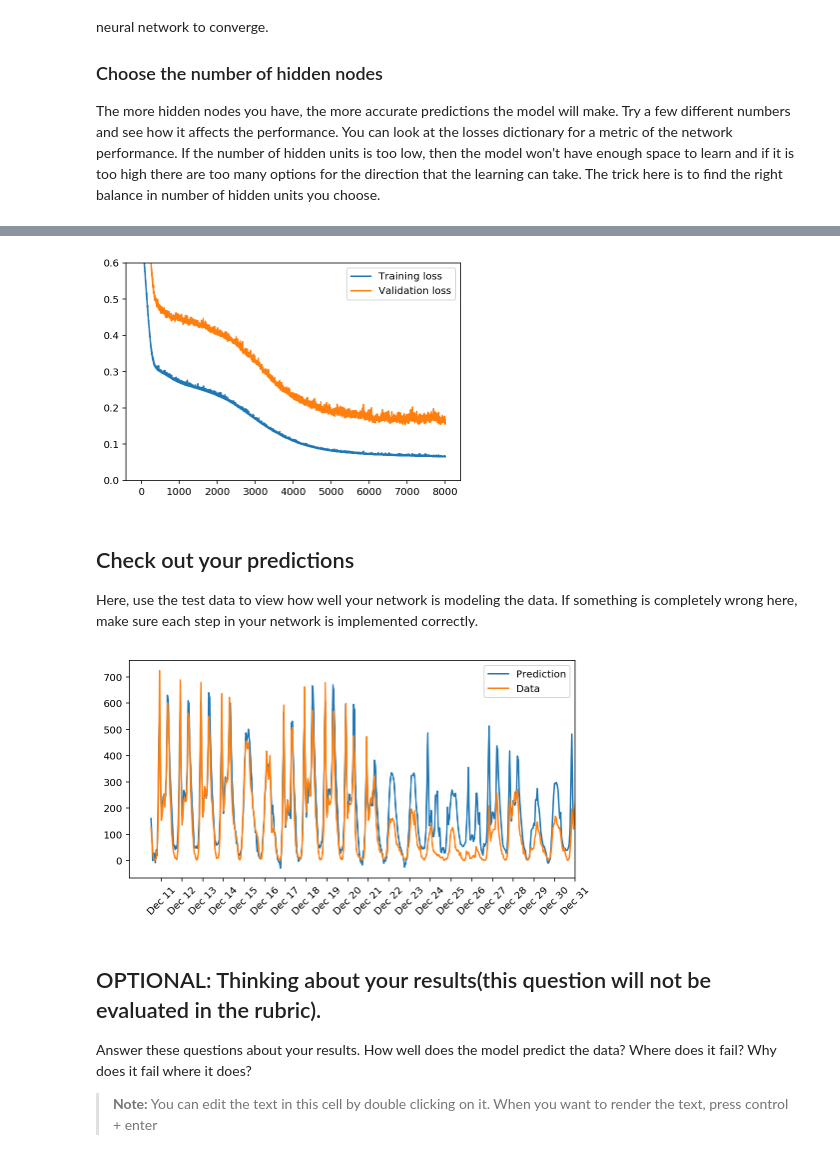
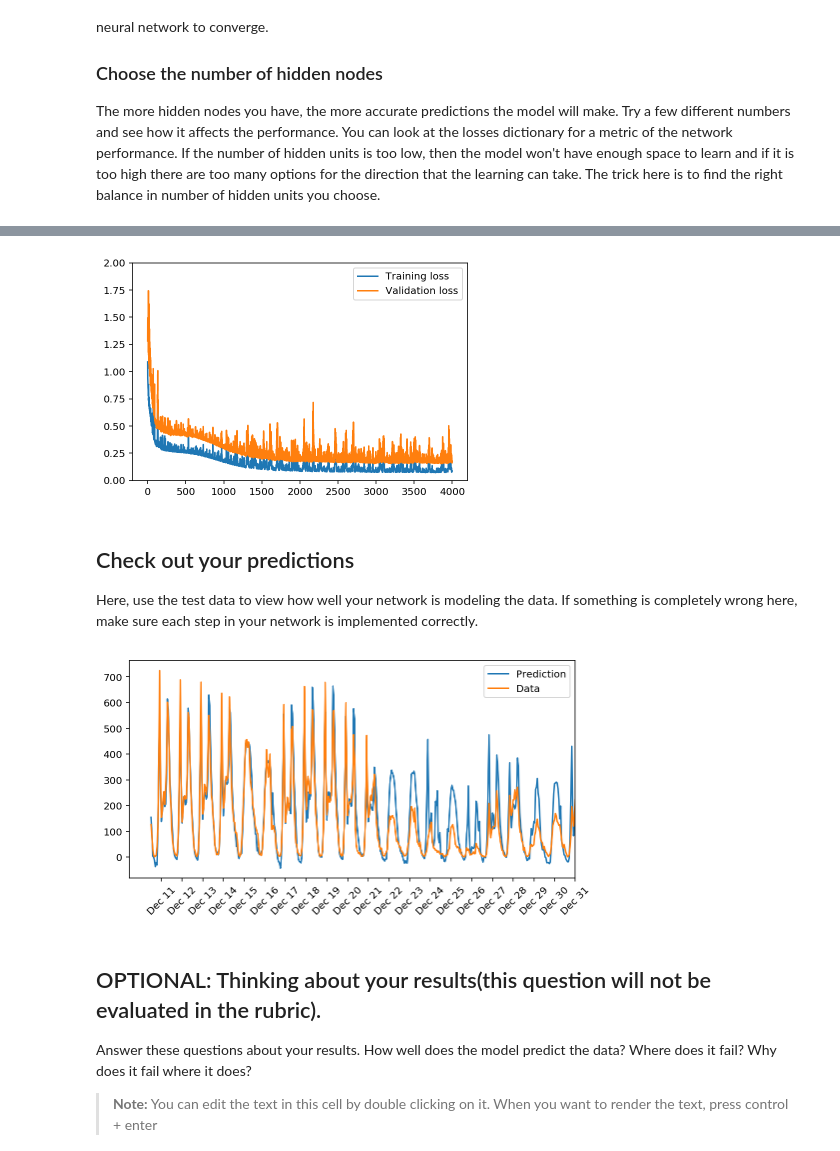
Before and after one commit to mmcodesso/Bike-Sharing-Neural-Networks, a Jupyter notebook: DLND Your first neural network Mauricio.ipynb, the cells around one changed output, grey strips where cells are left out. Cells and saved outputs as stored; diff of their text form; code cells hidden in the pictures.

```diff
--- a/DLND Your first neural network Mauricio.ipynb
+++ b/DLND Your first neural network Mauricio.ipynb
@@ -300,8 +300,11 @@ The more hidden nodes you have, the more accurate predictions the model will mak
 import sys
 
 ### Set the hyperparameters here ###
-iterations = 8000
-learning_rate =  1 / np.log10(ii)   #I resolve to use this adaptative learning rate, to have a fast learning and a precion
+iterations = 4000
+learning_rate = 1 # i redifine this variable bellow to use the variable ii in the for loop
+
+#learning_rate =  1 / np.log10(ii)  It was refine bellow in the for loop
+
 hidden_nodes = 6
 output_nodes = 1
 
@@ -354,6 +357,10 @@ network = NeuralNetwork(N_i, hidden_nodes, output_nodes, learning_rate)
 
 losses = {'train':[], 'validation':[]}
 for ii in range(iterations):
+
+    #I Redefine learning rate here because it wasn't defined yet, and in the first test it was in memory
+    learning_rate =  1 / float(np.log10(ii + 1) + 1)
+
     # Go through a random batch of 128 records from the training data set
     batch = np.random.choice(train_features.index, size=128)
     X, y = train_features.ix[batch].values, train_targets.ix[batch]['cnt']
@@ -375,10 +382,10 @@ Progress: 100.0% ... Training loss: 0.065 ... Validation loss: 0.159
 # %%
 plt.plot(losses['train'], label='Training loss')
 plt.plot(losses['validation'], label='Validation loss')
 plt.legend()
-_ = plt.ylim(0,0.6)
+_ = plt.ylim(0,2)
 # %% [output]
-[figure, old version]
+[figure, new version]
 # %% [markdown]
 ## Check out your predictions
 
@@ -398,7 +405,7 @@ dates = dates.apply(lambda d: d.strftime('%b %d'))
 ax.set_xticks(np.arange(len(dates))[12::24])
 _ = ax.set_xticklabels(dates[12::24], rotation=45)
 # %% [output]
-[figure, old version]
+[figure, new version]
 # %% [markdown]
 ## OPTIONAL: Thinking about your results(this question will not be evaluated in the rubric).
 
```
Also changed, not shown: parts of 2 cells of this notebook, 5 other files.
